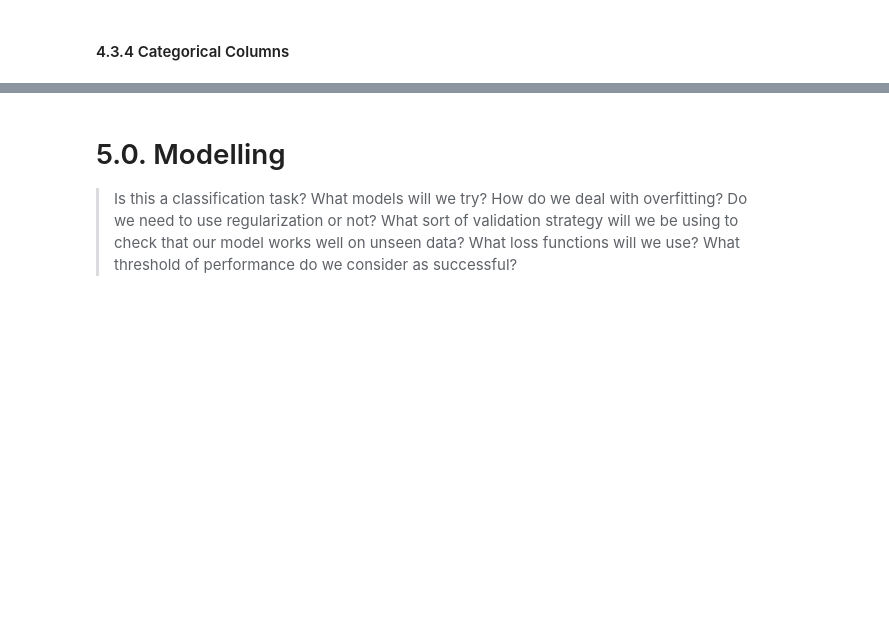
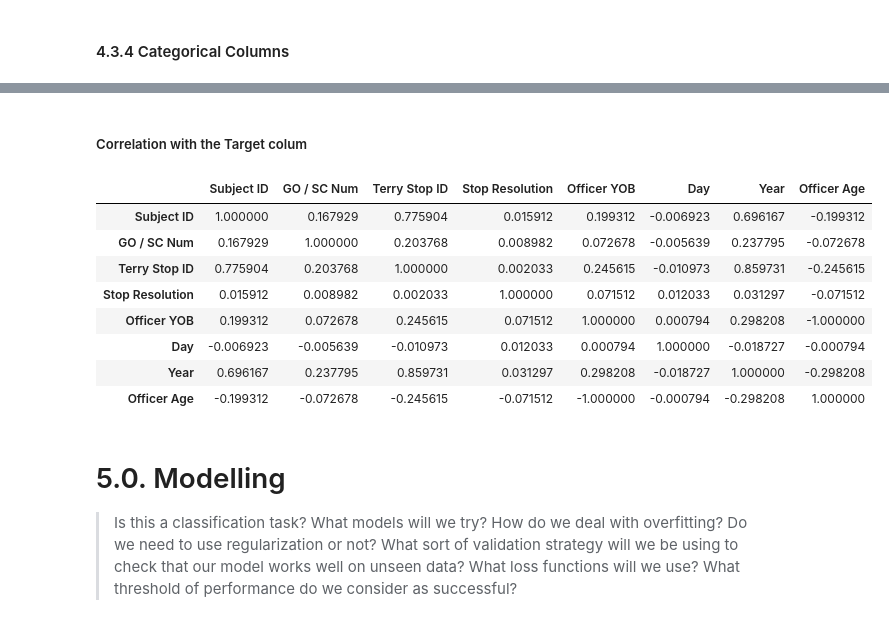
Before and after one commit to adikamunyao/Phase-3-project, a Jupyter notebook: index.ipynb, the cells around one changed output, grey strips where cells are left out. Cells and saved outputs as stored; diff of their text form; code cells hidden in the pictures; blank space fills up the shorter version.

```diff
--- a/index.ipynb
+++ b/index.ipynb
@@ -240,3 +666,17 @@ cat_cols = Tery_stops_df.select_dtypes(include= 'object')
+# %% [markdown]
+##### Correlation with the Target colum
+# %%
+df.corr()
+# %% [output]
+|  | Subject ID | GO / SC Num | Terry Stop ID | Stop Resolution | Officer YOB | Day | Year | Officer Age |
+| Subject ID | 1.000000 | 0.167929 | 0.775904 | 0.015912 | 0.199312 | -0.006923 | 0.696167 | -0.199312 |
+| GO / SC Num | 0.167929 | 1.000000 | 0.203768 | 0.008982 | 0.072678 | -0.005639 | 0.237795 | -0.072678 |
+| Terry Stop ID | 0.775904 | 0.203768 | 1.000000 | 0.002033 | 0.245615 | -0.010973 | 0.859731 | -0.245615 |
+| Stop Resolution | 0.015912 | 0.008982 | 0.002033 | 1.000000 | 0.071512 | 0.012033 | 0.031297 | -0.071512 |
+| Officer YOB | 0.199312 | 0.072678 | 0.245615 | 0.071512 | 1.000000 | 0.000794 | 0.298208 | -1.000000 |
+| Day | -0.006923 | -0.005639 | -0.010973 | 0.012033 | 0.000794 | 1.000000 | -0.018727 | -0.000794 |
+| Year | 0.696167 | 0.237795 | 0.859731 | 0.031297 | 0.298208 | -0.018727 | 1.000000 | -0.298208 |
+| Officer Age | -0.199312 | -0.072678 | -0.245615 | -0.071512 | -1.000000 | -0.000794 | -0.298208 | 1.000000 |
 # %% [markdown]
 # 5.0. Modelling
 
```
Also changed, not shown: parts of 55 cells of this notebook.
